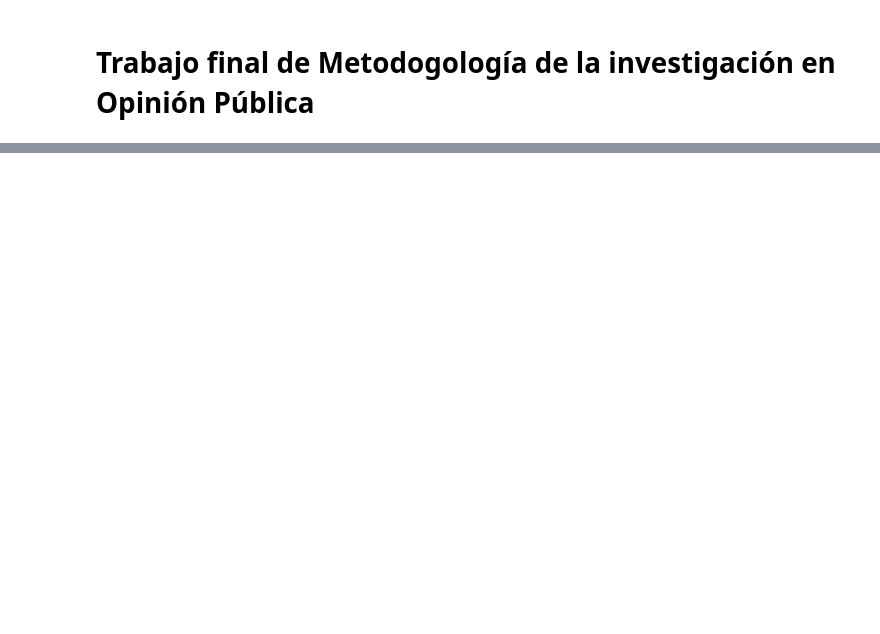
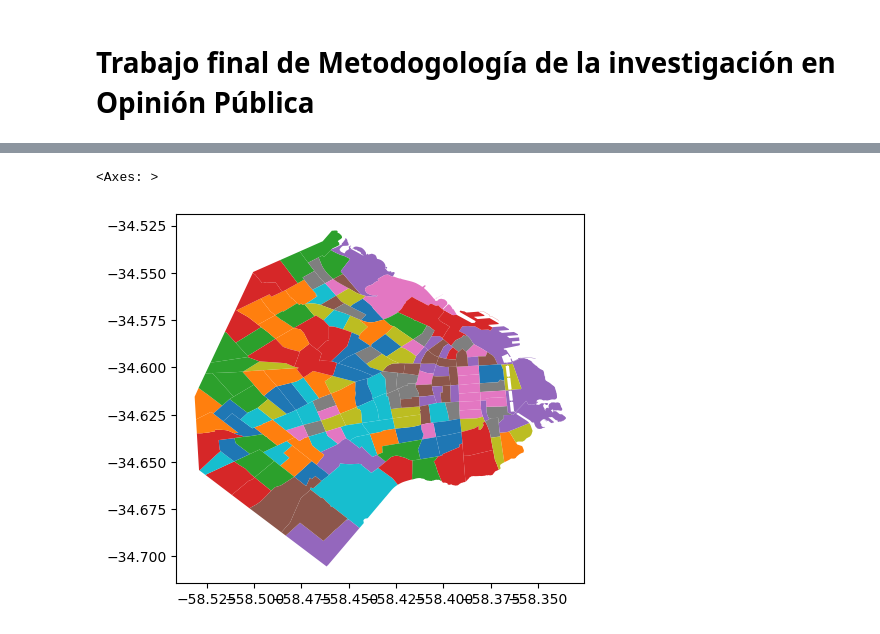
Before and after one commit to Leonel-Moron/TP_M4OP, a Jupyter notebook: Carpeta Prueba/Informe Final .ipynb, the cells around one changed output, grey strips where cells are left out. Drawn from its saved outputs; the diff is of its cells as text; code cells hidden in the pictures; blank space fills up the shorter version.

```diff
--- a/Carpeta Prueba/Informe Final .ipynb
+++ b/Carpeta Prueba/Informe Final .ipynb
@@ -34,0 +333,5 @@ geo.shape
+# %%
+geo.plot(column="AREA")
+# %% [output]
+<Axes: >
+[figure, added]
```
Also changed, not shown: parts of 44 cells of this notebook, 2 other files.
